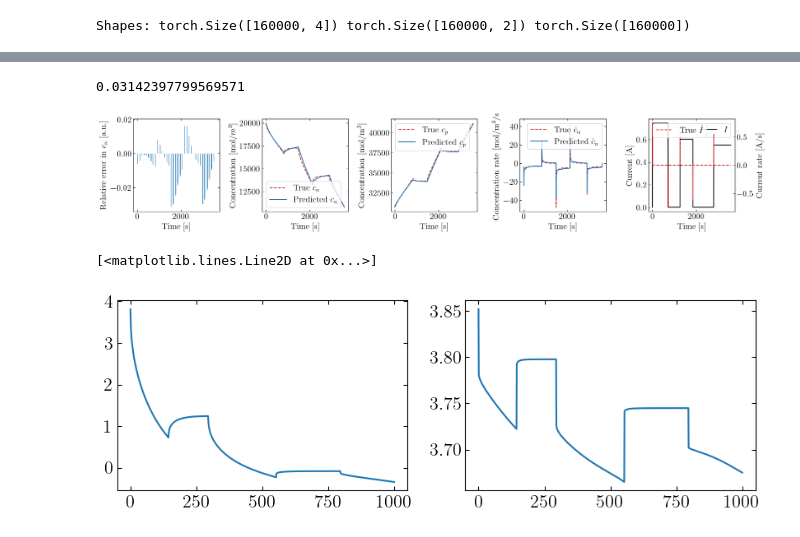
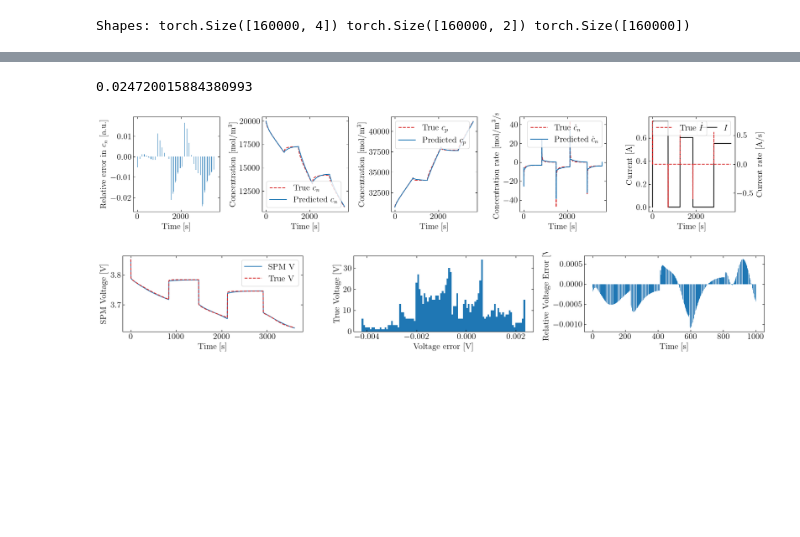
Before and after one commit to j-haralds/MSc_thesis, a Jupyter notebook: program/BasicEulerNN/5.1_JN_c_cdot.ipynb, the cells around one changed output, grey strips where cells are left out. Saved outputs shown, nothing was run; the diff lists cells and outputs as text; code cells hidden in the pictures; blank space fills up the shorter version.

```diff
--- a/program/BasicEulerNN/5.1_JN_c_cdot.ipynb
+++ b/program/BasicEulerNN/5.1_JN_c_cdot.ipynb
@@ -472,21 +473,32 @@ def plot_rollout(idx=0, on_train=False):
 
     plt.tight_layout()
 
-plot_rollout(idx=2, on_train=False)
+    return cn_euler, cp_euler, cn_dot_euler, cp_dot_euler, steps_run, n_nn, n_gt, t_gt, t_nn
+
+idx = 2
+cn_euler, cp_euler, cn_dot_euler, cp_dot_euler, steps_run, n_nn, n_gt, t_gt, t_nn = plot_rollout(idx, on_train=False)
 # %% [output]
-0.03142397799569571
+0.024720015884380993
-[figure, old version]
+[figure, new version]
 # %%
-idx = 0
-
-
-V_t = SPM_eqs.V_terminal(I_test[idx, :, 0], cp_test[idx, :,0], cn_test[idx, :,0], param)
+V_t = SPM_eqs.V_terminal(I_test[idx, :, 0], cp_euler[:n_gt], cn_euler[:n_gt], param)
 
 ocv = SPM_eqs.OCV(cn_test[idx, :, 0], cp_test[idx, :, 0])
 
-fig , axes = plt.subplots(1, 2, figsize=(10, 3))
-axes[0].plot(V_t, label='SPM V')
-axes[1].plot(V_test[idx, :, 0], label='True V')
+
+fig , axes = plt.subplots(1, 3, figsize=(18, 3))
+axes[0].plot(t_gt, V_t, label='SPM V')
+axes[0].set_xlabel("Time [s]")
+axes[0].set_ylabel("SPM Voltage [V]")
+axes[0].plot(t_gt, V_test[idx, :, 0], label='True V', linestyle="dashed", color="tab:red")
+axes[0].legend()
+axes[1].hist(V_t - V_test[idx, :, 0], bins=100, label='True V')
+axes[1].set_xlabel("Voltage error [V]")
+axes[1].set_ylabel("True Voltage [V]")
+axes[2].bar(np.arange(len(V_t)), (V_t - V_test[idx, :, 0]) / np.max(np.abs(V_test[idx, :, 0])), label='OCV')
+axes[2].set_xlabel("Time [s]")
+axes[2].set_ylabel("Relative Voltage Error [V]")
+
+plt.tight_layout()
 # %% [output]
-[<matplotlib.lines.Line2D at 0x...>]
-[figure, old version]
+[figure, new version]
```
Also changed, not shown: parts of 4 cells of this notebook, 1 other file.
